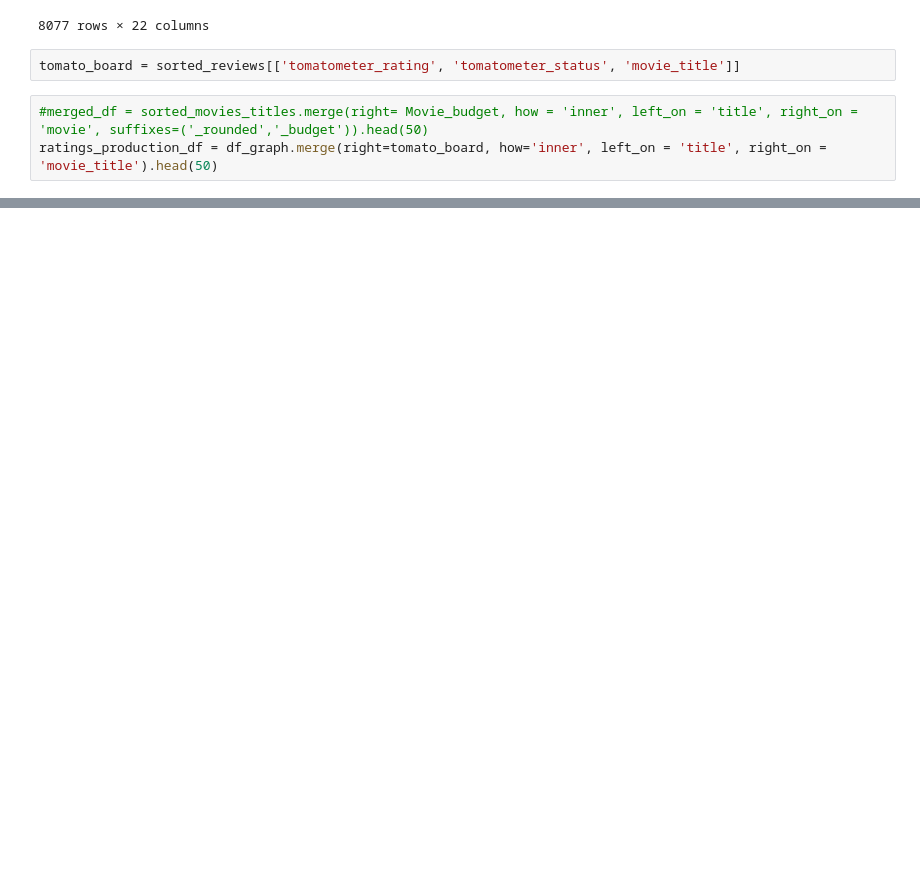
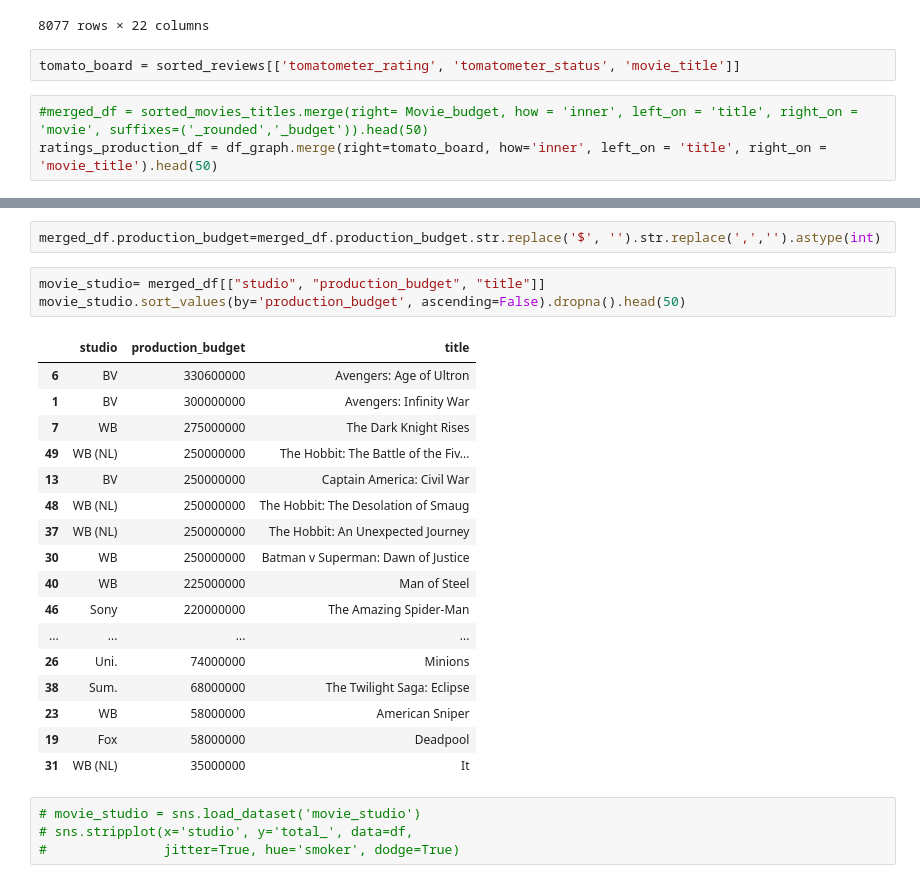
Before and after one commit to kinghenderson/microsoft_movie_analysis, a Jupyter notebook: Gross Value .ipynb, the cells around one changed output, grey strips where cells are left out. Saved outputs shown, nothing was run; the diff lists cells and outputs as text; blank space fills up the shorter version.

```diff
--- a/Gross Value .ipynb
+++ b/Gross Value .ipynb
@@ -211,0 +197,27 @@ AttributeError: 'AxesSubplot' object has no attribute 'settitle'
+# %%
+merged_df.production_budget=merged_df.production_budget.str.replace('$', '').str.replace(',','').astype(int)
+# %%
+movie_studio= merged_df[["studio", "production_budget", "title"]]
+movie_studio.sort_values(by='production_budget', ascending=False).dropna().head(50)
+# %% [output]
+|  | studio | production_budget | title |
+| 6 | BV | 330600000 | Avengers: Age of Ultron |
+| 1 | BV | 300000000 | Avengers: Infinity War |
+| 7 | WB | 275000000 | The Dark Knight Rises |
+| 49 | WB (NL) | 250000000 | The Hobbit: The Battle of the Fiv... |
+| 13 | BV | 250000000 | Captain America: Civil War |
+| 48 | WB (NL) | 250000000 | The Hobbit: The Desolation of Smaug |
+| 37 | WB (NL) | 250000000 | The Hobbit: An Unexpected Journey |
+| 30 | WB | 250000000 | Batman v Superman: Dawn of Justice |
+| 40 | WB | 225000000 | Man of Steel |
+| 46 | Sony | 220000000 | The Amazing Spider-Man |
+| ... | ... | ... | ... |
+| 26 | Uni. | 74000000 | Minions |
+| 38 | Sum. | 68000000 | The Twilight Saga: Eclipse |
+| 23 | WB | 58000000 | American Sniper |
+| 19 | Fox | 58000000 | Deadpool |
+| 31 | WB (NL) | 35000000 | It |
+# %%
+# movie_studio = sns.load_dataset('movie_studio')
+# sns.stripplot(x='studio', y='total_', data=df,
+#               jitter=True, hue='smoker', dodge=True)
```
Also changed, not shown: parts of 6 cells of this notebook, 2 other files.
